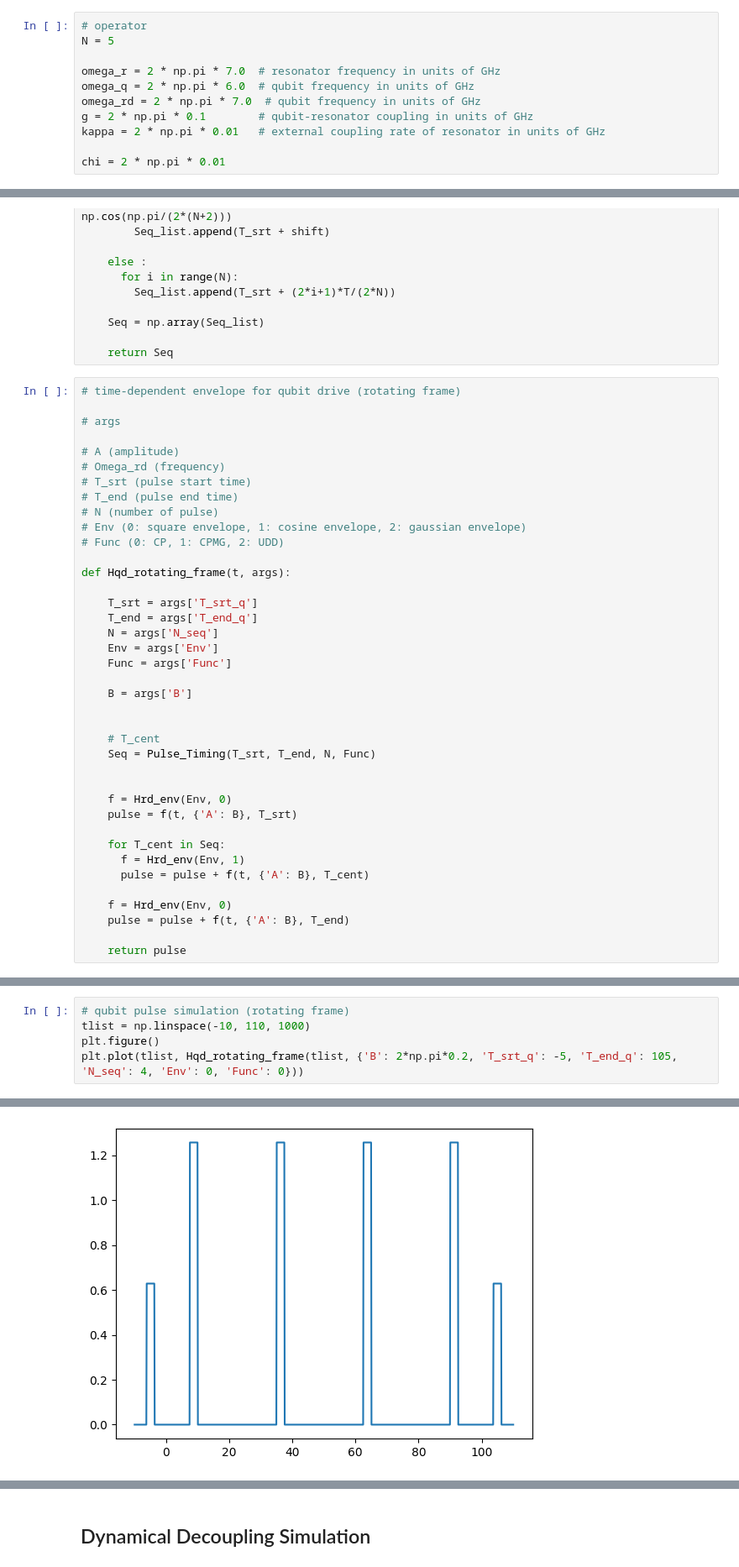
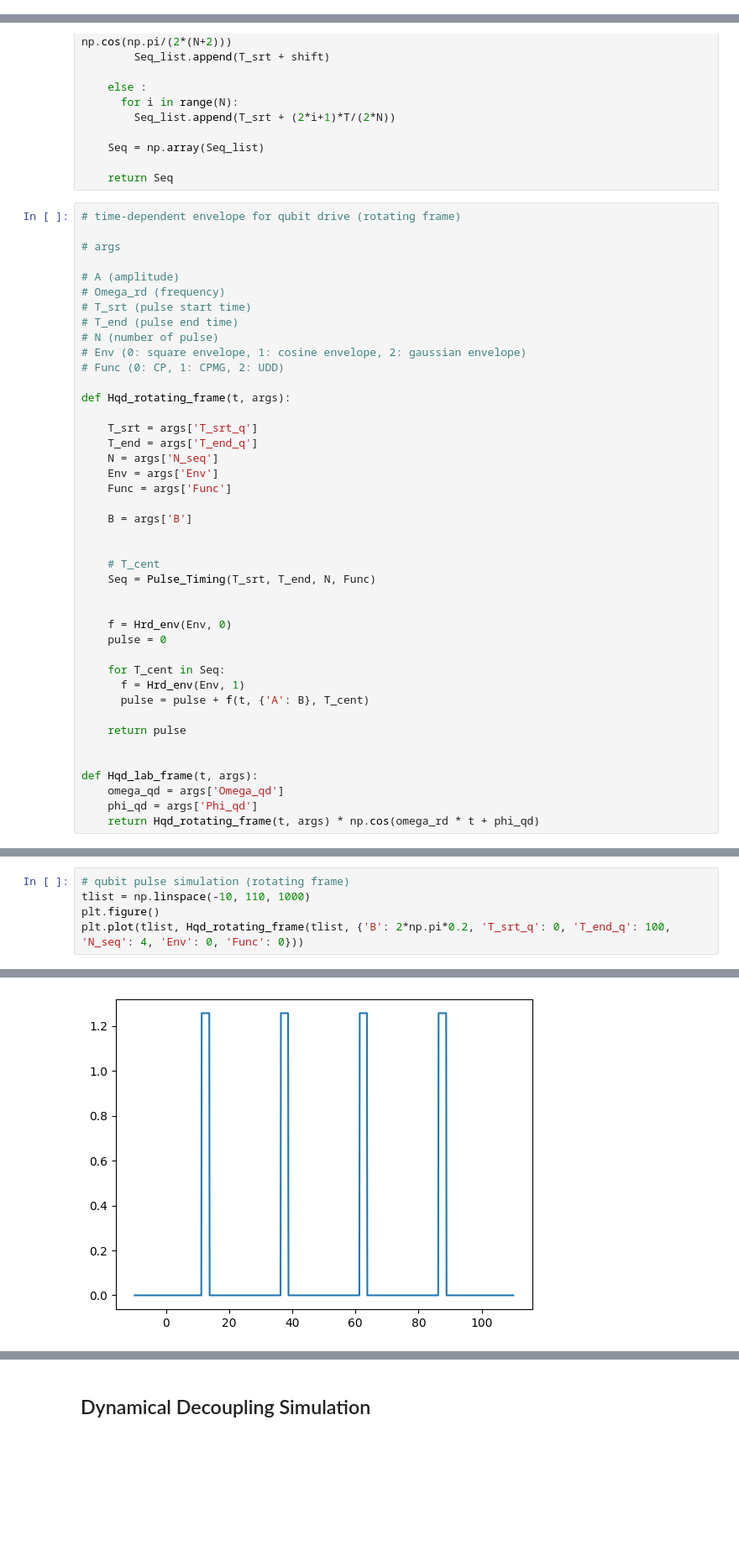
Before and after one commit to BrainConnection/Dynamical_Decoupling_Project, a Jupyter notebook: Paper Reproduce.ipynb, the cells around one changed output, grey strips where cells are left out. Shown: that part at 84% size. Cells and saved outputs as stored; diff of their text form; blank space fills up the shorter version.

```diff
--- a/Paper Reproduce.ipynb
+++ b/Paper Reproduce.ipynb
@@ -58,11 +44,0 @@ CPMG $\pi$ Pulse $N=4$
-# %%
-# operator
-N = 5
-
-omega_r = 2 * np.pi * 7.0  # resonator frequency in units of GHz
-omega_q = 2 * np.pi * 6.0  # qubit frequency in units of GHz
-omega_rd = 2 * np.pi * 7.0  # qubit frequency in units of GHz
-g = 2 * np.pi * 0.1        # qubit-resonator coupling in units of GHz
-kappa = 2 * np.pi * 0.01   # external coupling rate of resonator in units of GHz
-
-chi = 2 * np.pi * 0.01
@@ -184,16 +131,19 @@ def Hqd_rotating_frame(t, args):
 
 
     f = Hrd_env(Env, 0)
-    pulse = f(t, {'A': B}, T_srt)
+    pulse = 0
 
     for T_cent in Seq:
       f = Hrd_env(Env, 1)
       pulse = pulse + f(t, {'A': B}, T_cent)
 
-    f = Hrd_env(Env, 0)
-    pulse = pulse + f(t, {'A': B}, T_end)
+    return pulse
 
-    return pulse
+
+def Hqd_lab_frame(t, args):
+    omega_qd = args['Omega_qd']
+    phi_qd = args['Phi_qd']
+    return Hqd_rotating_frame(t, args) * np.cos(omega_rd * t + phi_qd)
 # %%
 # time-dependent coefficient for resonator drive
 
@@ -217,8 +180,8 @@ plt.plot(tlist, Hrd_rotating_frame(tlist, {'A': 2*np.pi*0.1, 'T_srt_r': -100, 'T
 # %%
 # qubit pulse simulation (rotating frame)
 tlist = np.linspace(-10, 110, 1000)
 plt.figure()
-plt.plot(tlist, Hqd_rotating_frame(tlist, {'B': 2*np.pi*0.2, 'T_srt_q': -5, 'T_end_q': 105, 'N_seq': 4, 'Env': 0, 'Func': 0}))
+plt.plot(tlist, Hqd_rotating_frame(tlist, {'B': 2*np.pi*0.2, 'T_srt_q': 0, 'T_end_q': 100, 'N_seq': 4, 'Env': 0, 'Func': 0}))
 # %% [output]
 [<matplotlib.lines.Line2D at 0x...>]
-[figure, old version]
+[figure, new version]
```
Also changed, not shown: parts of 32 cells of this notebook.
